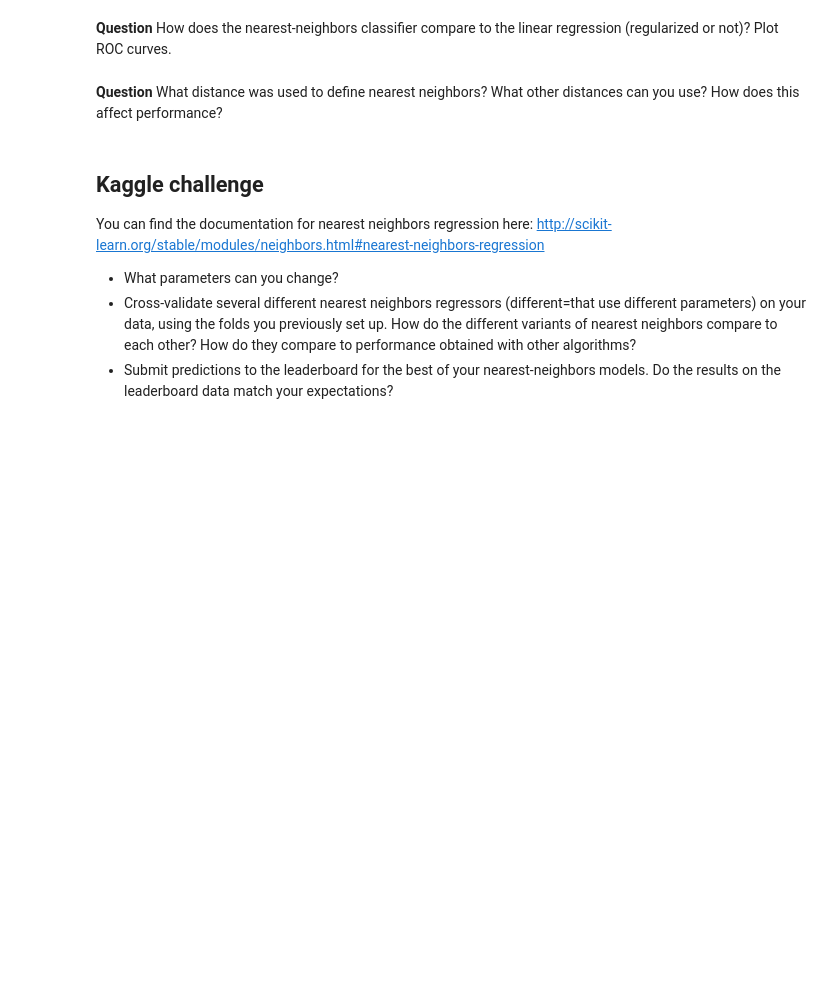
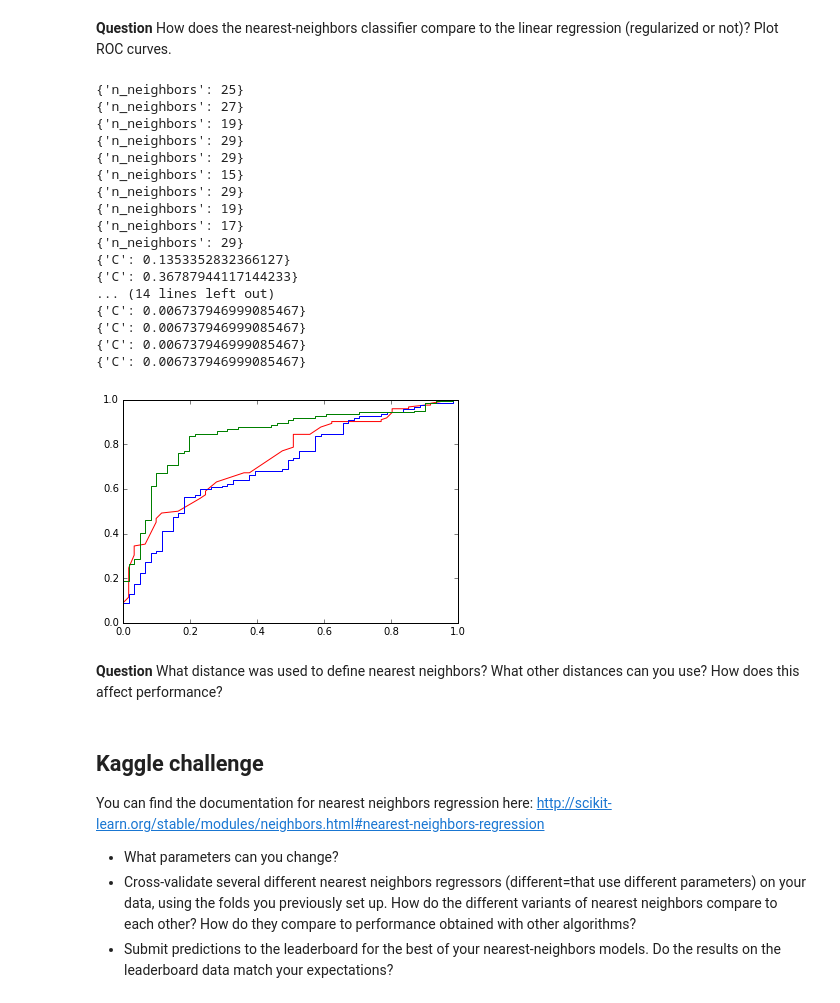
Before and after one commit to chagaz/ma2823_2016, a Jupyter notebook: lab_notebooks/Lab 5 2016-10-14 Nearest neighbors.ipynb, the cells around one changed output. Cells and saved outputs as stored; diff of their text form; code cells hidden in the pictures; blank space fills up the shorter version.

```diff
--- a/lab_notebooks/Lab 5 2016-10-14 Nearest neighbors.ipynb
+++ b/lab_notebooks/Lab 5 2016-10-14 Nearest neighbors.ipynb
@@ -110,13 +139,31 @@ def cross_validate_optimize(design_matrix, labels, classifier, cv_folds):
     pred: (n_samples, ) np.array
         Vector of predictions (same order as labels).
     """
-    # TODO
+    pred = np.zeros(labels.shape)
+    for tr, te in cv_folds:
+        # Restrict data to train/test folds
+        Xtr = design_matrix[tr, :]
+        ytr = labels[tr]
+        Xte = design_matrix[te, :]
+
+        # Scale data
+        scaler = preprocessing.StandardScaler() # create scaler
+        Xtr = scaler.fit_transform(Xtr) # fit the scaler to the training data and transform training data
+        Xte = scaler.transform(Xte) # transform test data
+
+        # Fit classifier
+        classifier.fit(Xtr, ytr)
+
+        # Predict probabilities (of belonging to +1 class) on test data
+        yte_pred = classifier.best_estimator_.predict_proba(Xte)
+        print(classifier.best_params_)
+        pred[te] = yte_pred[:, 1]
+    return pred
 # %% [markdown]
 **Question** How many nearest neighbors were chosen for each fold? How stable is this value?
 # %%
 from sklearn import grid_search
-param_grid = {'n_neighbors': range(1, 30, 2)}
-clf = grid_search.GridSearchCV(neighbors.KNeighborsClassifier(),
-                               param_grid, scoring='roc_auc')
+param_grid = {'n_neighbors': np.arange(1, 30, 2)}
+clf = grid_search.GridSearchCV(neighbors.KNeighborsClassifier(), param_grid, scoring='roc_auc')
 ypred = cross_validate_optimize(X, y, clf, folds)
 fpr, tpr, thresholds = metrics.roc_curve(y, ypred, pos_label=1)
@@ -123,5 +181,41 @@ fpr, tpr, thresholds = metrics.roc_curve(y, ypred, pos_label=1)
 # %% [markdown]
 **Question** How does the nearest-neighbors classifier compare to the linear regression (regularized or not)? Plot ROC curves.
+# %%
+from sklearn.linear_model import LogisticRegression
+alphas=exp(np.arange(-5,5))
+params={'C': alphas}
+clf1=grid_search.GridSearchCV(LogisticRegression(penalty='l1'),params)
+clf2=grid_search.GridSearchCV(LogisticRegression(penalty='l2'),params)
+plt.figure()
+ypred = cross_validate_optimize(X, y, clf, folds)
+fpr, tpr, thresholds = metrics.roc_curve(y, ypred, pos_label=1)
+plt.plot(fpr,tpr,color='red')
+ypred = cross_validate_optimize(X, y, clf1, folds)
+fpr, tpr, thresholds = metrics.roc_curve(y, ypred, pos_label=1)
+plt.plot(fpr,tpr,color='blue')
+ypred = cross_validate_optimize(X, y, clf2, folds)
+fpr, tpr, thresholds = metrics.roc_curve(y, ypred, pos_label=1)
+plt.plot(fpr,tpr,color='green')
+plt.show()
+# %% [output]
+{'n_neighbors': 25}
+{'n_neighbors': 27}
+{'n_neighbors': 19}
+{'n_neighbors': 29}
+{'n_neighbors': 29}
+{'n_neighbors': 15}
+{'n_neighbors': 29}
+{'n_neighbors': 19}
+{'n_neighbors': 17}
+{'n_neighbors': 29}
+{'C': 0.1353352832366127}
+{'C': 0.36787944117144233}
+... (14 lines left out)
+{'C': 0.006737946999085467}
+{'C': 0.006737946999085467}
+{'C': 0.006737946999085467}
+{'C': 0.006737946999085467}
+[figure, added]
 # %% [markdown]
 **Question** What distance was used to define nearest neighbors? What other distances can you use? How does this affect performance?
 # %% [markdown]
```
Also changed, not shown: parts of 7 cells of this notebook, 1 other file.
